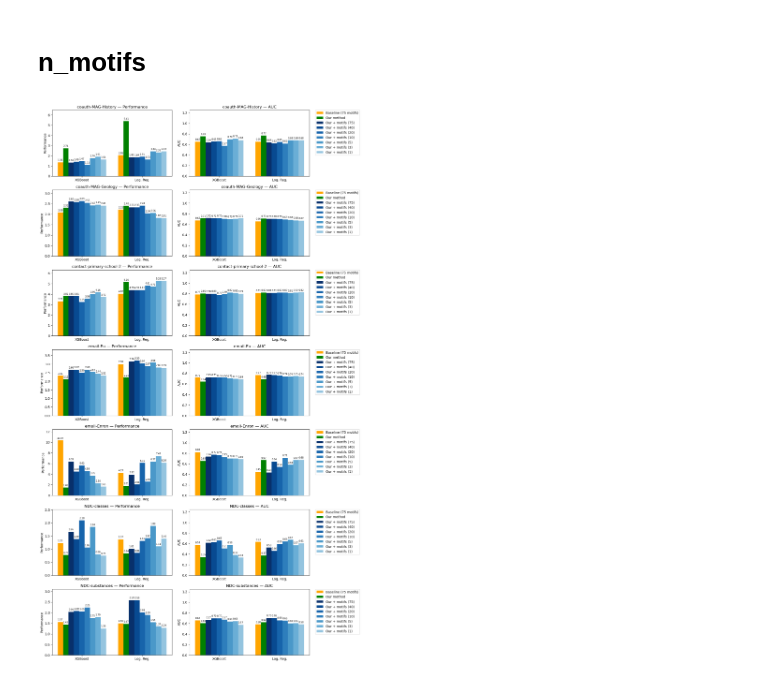
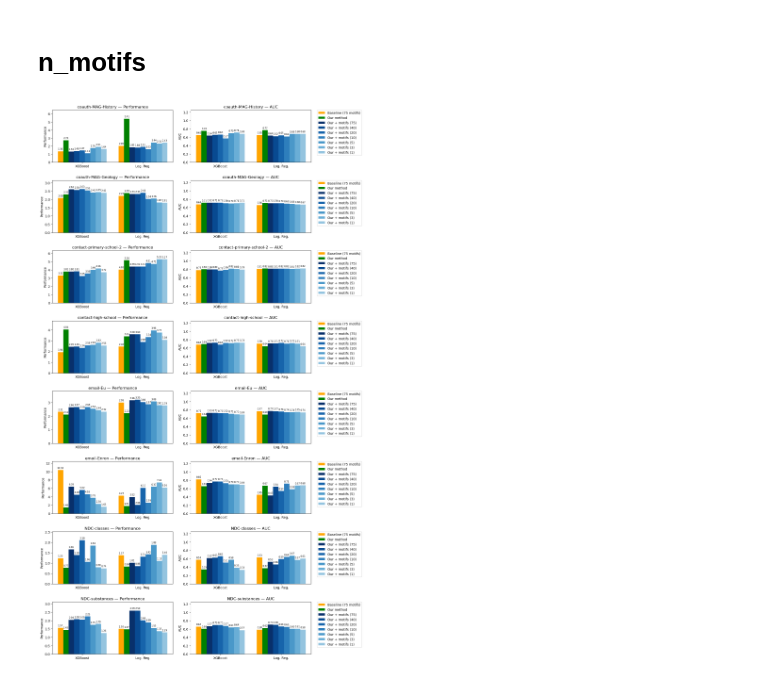
Before and after one commit to nurek-mateusz/higher-order-link-prediction, a Jupyter notebook: create_plots.ipynb, the cells around one changed output. Drawn from its saved outputs; the diff is of its cells as text; code cells hidden in the pictures.

```diff
--- a/create_plots.ipynb
+++ b/create_plots.ipynb
@@ -154,10 +179,13 @@ datasets = [
     "coauth-MAG-History",
     "coauth-MAG-Geology",
     "contact-primary-school-2",
+    "contact-high-school",
     "email-Eu",
     "email-Enron",
     "NDC-classes",
-    "NDC-substances"
+    "NDC-substances",
+    # "tags-ask-ubuntu",
+    # "threads-ask-ubuntu"
 ]
 methods = ["xgb", "lr"]
 method_labels = ["XGBoost", "Log. Reg."]
@@ -279,34 +307,34 @@ for i, dataset in enumerate(datasets):
             current_bar_idx += 1
 
         # Formatting
         ax.set_title(f"{dataset} — {metric_labels[metric]}")
         ax.set_xticks(x)
         ax.set_xticklabels(method_labels)
         ax.set_ylabel(metric_labels[metric])
 
         # --- FIX: Handle scaling per metric type ---
         if metric == "auc":
             # AUC is strictly 0-1, so we keep the fixed limit
             ax.set_ylim(0, 1.25)
         else:
             # Performance is unbounded; we remove the hard limit.
             # We add a Y-margin (e.g., 20%) to ensure space for the labels above the tallest bar.
             ax.margins(y=0.2)
 
         # Annotations
         for container in ax.containers:
             # fmt='%.2f' rounds to 2 decimals. Change if needed.
             ax.bar_label(container, fmt='%.2f', fontsize=7, rotation=0, padding=3)
 
         # Legend (First row only)
         if j == 1:
             ax.legend(bbox_to_anchor=(1.05, 1), loc='upper left', borderaxespad=0.)
 
 plt.tight_layout()
 plt.savefig('n_motifs.pdf', format="pdf", bbox_inches="tight")
 plt.show()
 # %% [output]
-[figure, old version]
+[figure, new version]
 # %%
 from pypdf import PdfReader, PdfWriter, PageObject
 
```
Also changed, not shown: parts of 1 cell of this notebook, 24 other files.
